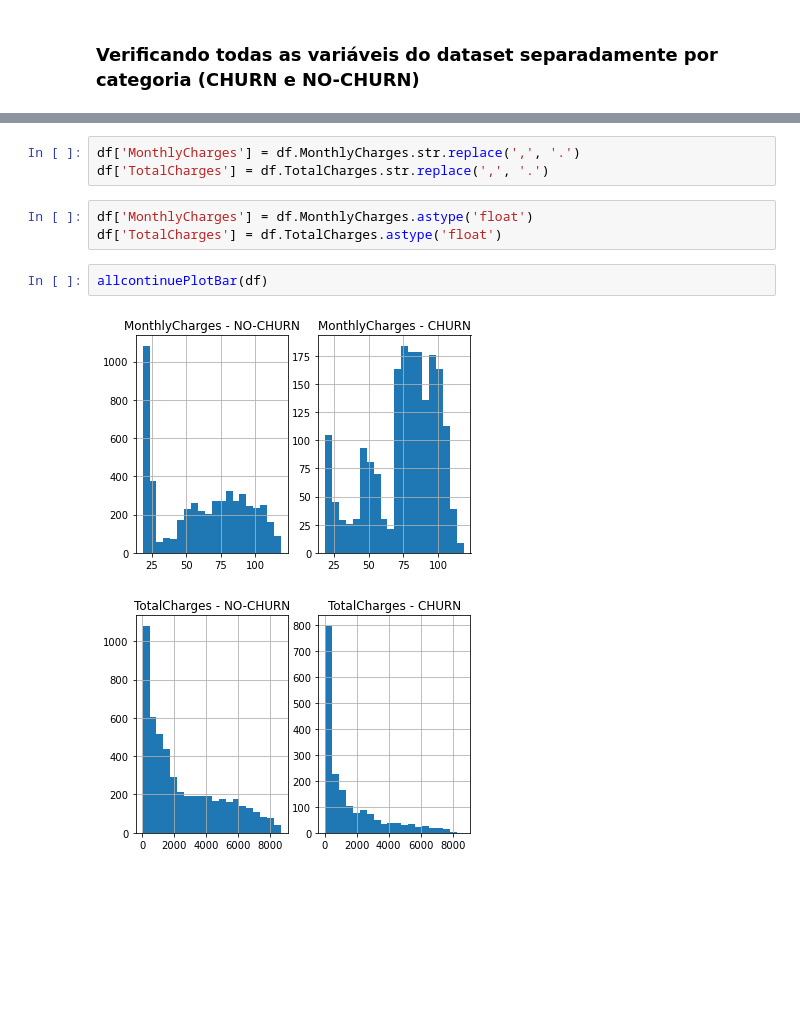
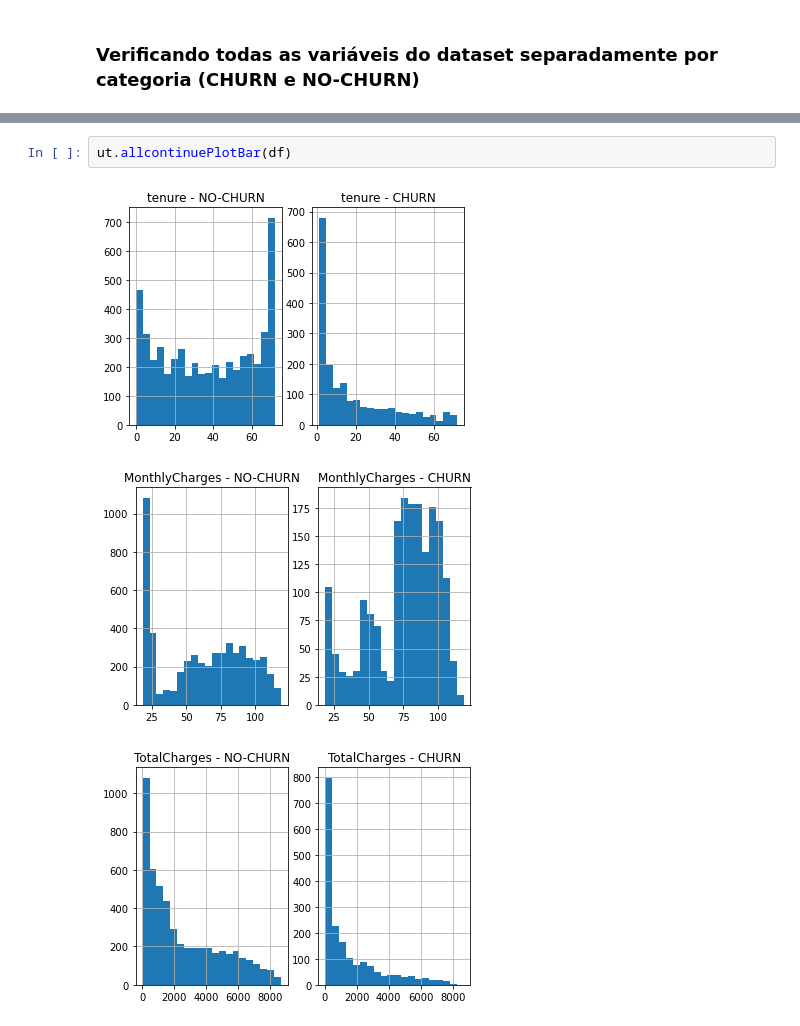
Before and after one commit to jonnathann/TesteTecnicoA3, a Jupyter notebook: notebooks/Análise_Exploratória.ipynb, the cells around one changed output, grey strips where cells are left out. Cells and saved outputs as stored; diff of their text form; blank space fills up the shorter version.

```diff
--- a/notebooks/Análise_Exploratória.ipynb
+++ b/notebooks/Análise_Exploratória.ipynb
@@ -119,14 +144,9 @@ allcategoricalPlotBar(df, _type='sep')
 [figure]
 [figure]
 ... (4 outputs left out)
-# %%
-df['MonthlyCharges'] = df.MonthlyCharges.str.replace(',', '.')
-df['TotalCharges'] = df.TotalCharges.str.replace(',', '.')
-# %%
-df['MonthlyCharges'] = df.MonthlyCharges.astype('float')
-df['TotalCharges'] = df.TotalCharges.astype('float')
-# %%
-allcontinuePlotBar(df)
-# %% [output]
-[figure, removed]
-[figure, removed]
+# %%
+ut.allcontinuePlotBar(df)
+# %% [output]
+[figure, added]
+[figure, added]
+[figure, added]
```
Also changed, not shown: parts of 28 cells of this notebook, 2 other files.
